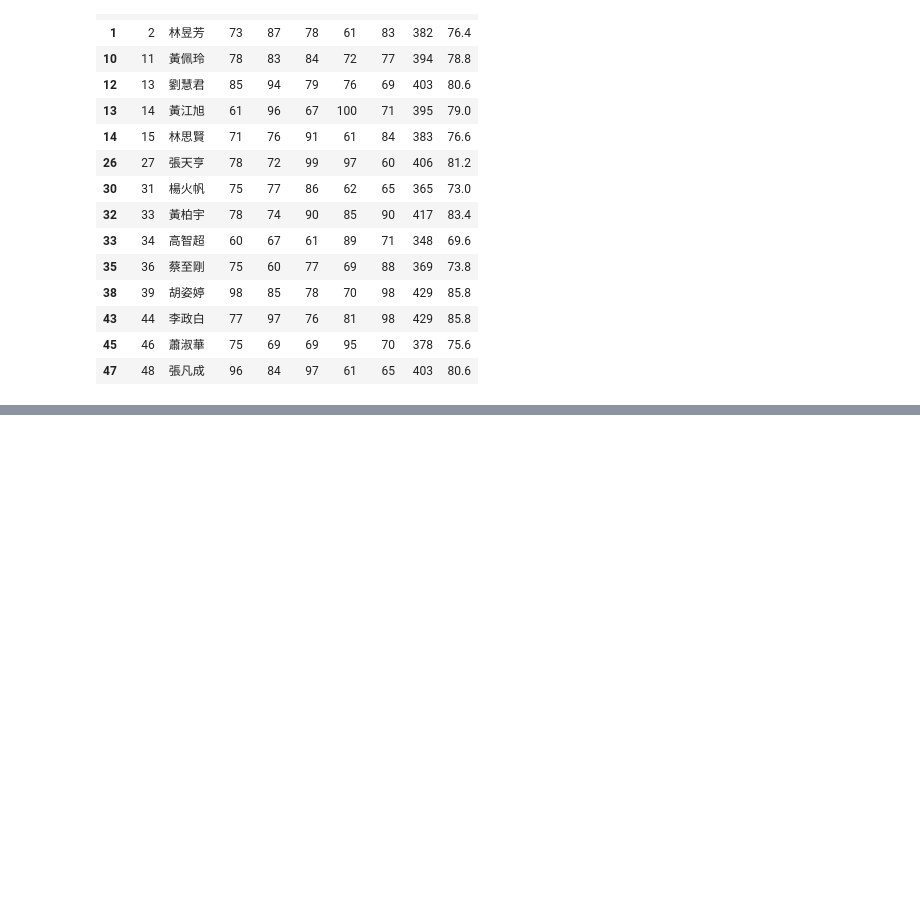
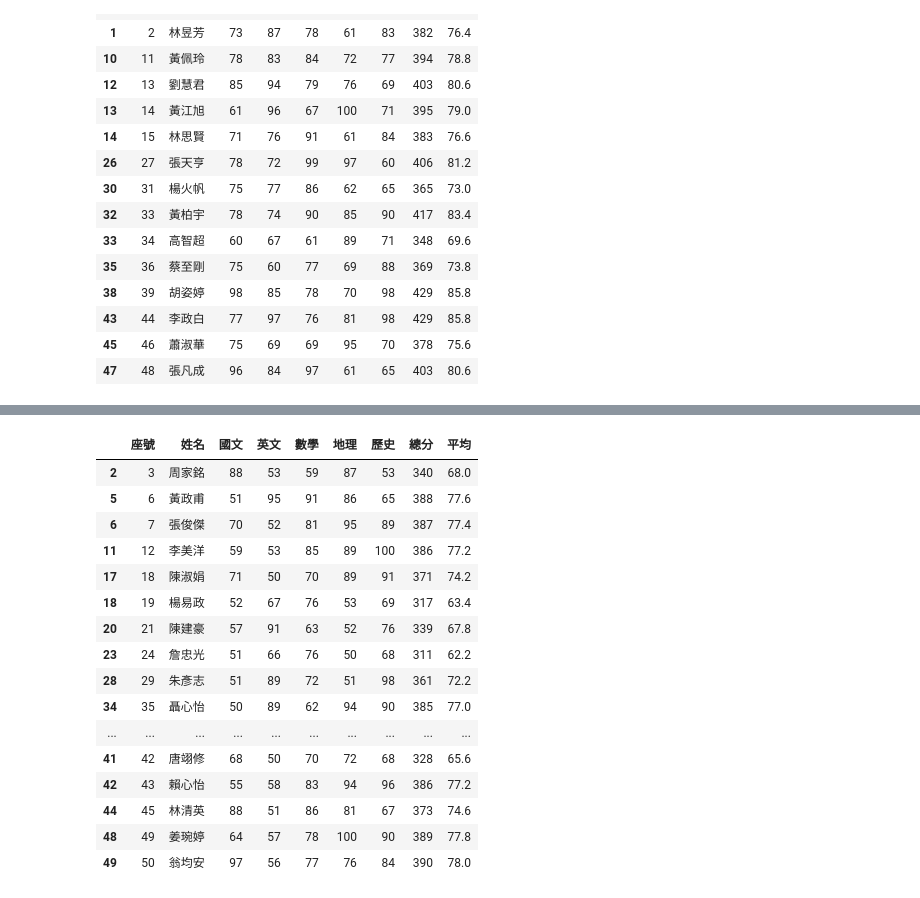
Before and after one commit to lf0116/lf_0116, a Jupyter notebook: lesson17_6.ipynb, the cells around one changed output, grey strips where cells are left out. Saved outputs shown, nothing was run; the diff lists cells and outputs as text; code cells hidden in the pictures; blank space fills up the shorter version.

```diff
--- a/lesson17_6.ipynb
+++ b/lesson17_6.ipynb
@@ -77,0 +90,20 @@ df[(df['國文'] >= 60) & (df['英文'] >= 60) & (df['數學'] >= 60) & (df['地
+# %%
+df[(df['國文'] < 60) | (df['英文'] < 60)]
+# %% [output]
+|  | 座號 | 姓名 | 國文 | 英文 | 數學 | 地理 | 歷史 | 總分 | 平均 |
+| 2 | 3 | 周家銘 | 88 | 53 | 59 | 87 | 53 | 340 | 68.0 |
+| 5 | 6 | 黃政甫 | 51 | 95 | 91 | 86 | 65 | 388 | 77.6 |
+| 6 | 7 | 張俊傑 | 70 | 52 | 81 | 95 | 89 | 387 | 77.4 |
+| 11 | 12 | 李美洋 | 59 | 53 | 85 | 89 | 100 | 386 | 77.2 |
+| 17 | 18 | 陳淑娟 | 71 | 50 | 70 | 89 | 91 | 371 | 74.2 |
+| 18 | 19 | 楊易政 | 52 | 67 | 76 | 53 | 69 | 317 | 63.4 |
+| 20 | 21 | 陳建豪 | 57 | 91 | 63 | 52 | 76 | 339 | 67.8 |
+| 23 | 24 | 詹忠光 | 51 | 66 | 76 | 50 | 68 | 311 | 62.2 |
+| 28 | 29 | 朱彥志 | 51 | 89 | 72 | 51 | 98 | 361 | 72.2 |
+| 34 | 35 | 聶心怡 | 50 | 89 | 62 | 94 | 90 | 385 | 77.0 |
+| ... | ... | ... | ... | ... | ... | ... | ... | ... | ... |
+| 41 | 42 | 唐翊修 | 68 | 50 | 70 | 72 | 68 | 328 | 65.6 |
+| 42 | 43 | 賴心怡 | 55 | 58 | 83 | 94 | 96 | 386 | 77.2 |
+| 44 | 45 | 林清英 | 88 | 51 | 86 | 81 | 67 | 373 | 74.6 |
+| 48 | 49 | 姜琬婷 | 64 | 57 | 78 | 100 | 90 | 389 | 77.8 |
+| 49 | 50 | 翁均安 | 97 | 56 | 77 | 76 | 84 | 390 | 78.0 |
```
Also changed, not shown: parts of 1 cell of this notebook.
